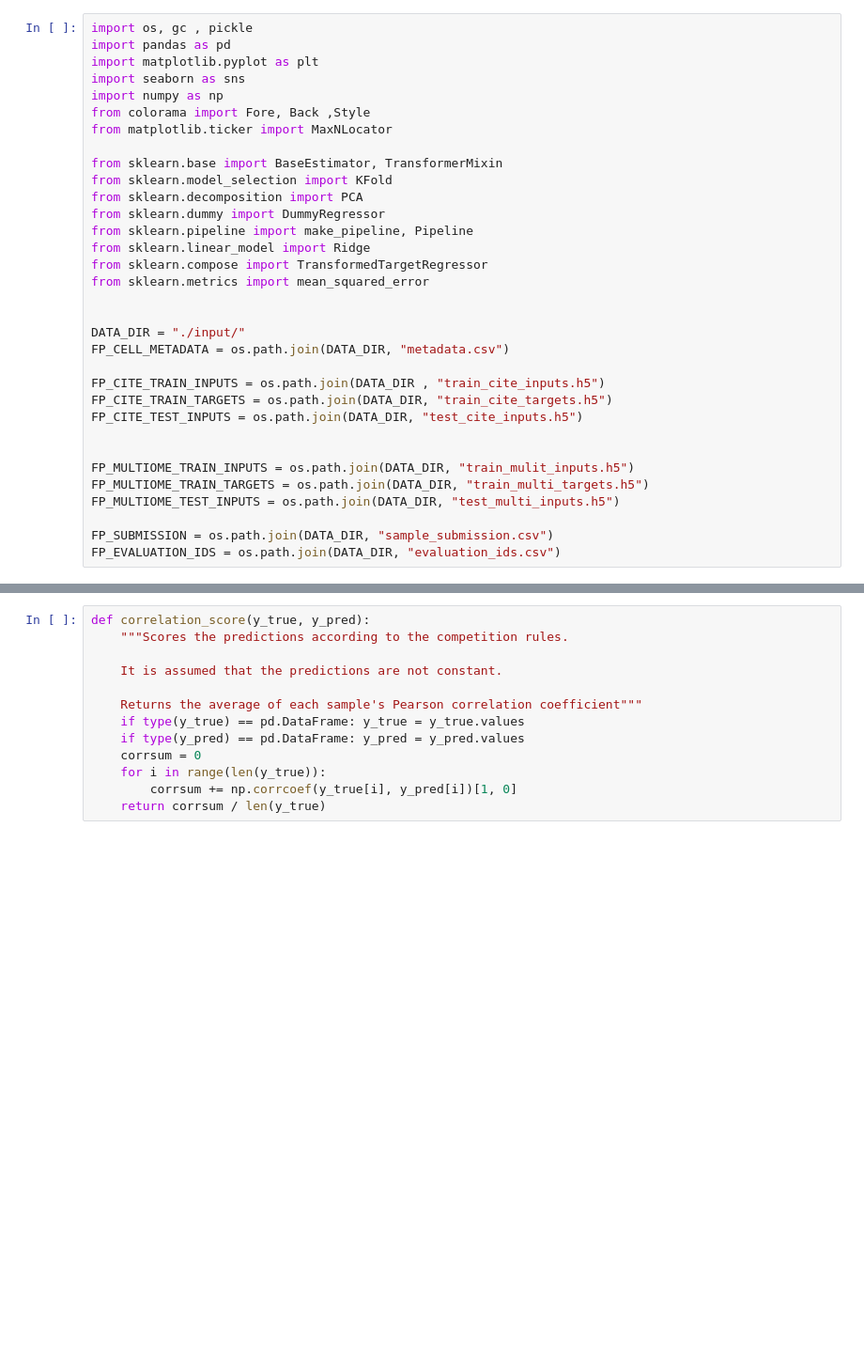
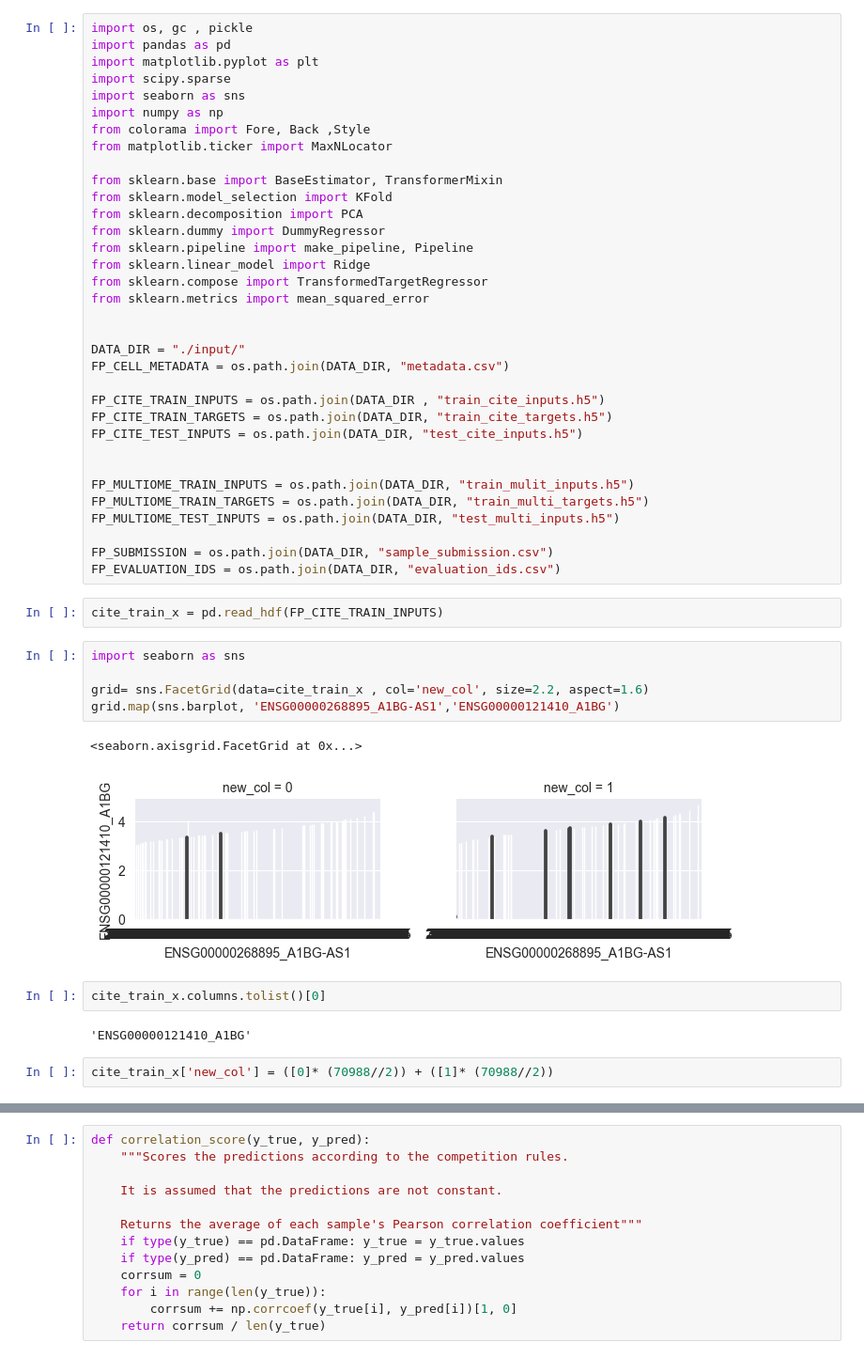
Before and after one commit to citizenofathens/Kaggle, a Jupyter notebook: MultiModalCellIntegration/MSCIITEseqQuckStart.ipynb, the cells around one changed output, grey strips where cells are left out. Shown at 94% size. Drawn from its saved outputs; the diff is of its cells as text; blank space fills up the shorter version.

```diff
--- a/MultiModalCellIntegration/MSCIITEseqQuckStart.ipynb
+++ b/MultiModalCellIntegration/MSCIITEseqQuckStart.ipynb
@@ -2,6 +2,7 @@
 import os, gc , pickle
 import pandas as pd
 import matplotlib.pyplot as plt
+import scipy.sparse
 import seaborn as sns
 import numpy as np
 from colorama import Fore, Back ,Style
@@ -31,3 +32,19 @@ FP_MULTIOME_TEST_INPUTS = os.path.join(DATA_DIR, "test_multi_inputs.h5")
 
 FP_SUBMISSION = os.path.join(DATA_DIR, "sample_submission.csv")
 FP_EVALUATION_IDS = os.path.join(DATA_DIR, "evaluation_ids.csv")
+# %%
+cite_train_x = pd.read_hdf(FP_CITE_TRAIN_INPUTS)
+# %%
+import seaborn as sns
+
+grid= sns.FacetGrid(data=cite_train_x , col='new_col', size=2.2, aspect=1.6)
+grid.map(sns.barplot, 'ENSG00000268895_A1BG-AS1','ENSG00000121410_A1BG')
+# %% [output]
+<seaborn.axisgrid.FacetGrid at 0x...>
+[figure, added]
+# %%
+cite_train_x.columns.tolist()[0]
+# %% [output]
+'ENSG00000121410_A1BG'
+# %%
+cite_train_x['new_col'] = ([0]* (70988//2)) + ([1]* (70988//2))
```
Also changed, not shown: parts of 120 cells of this notebook, 1 other file.
